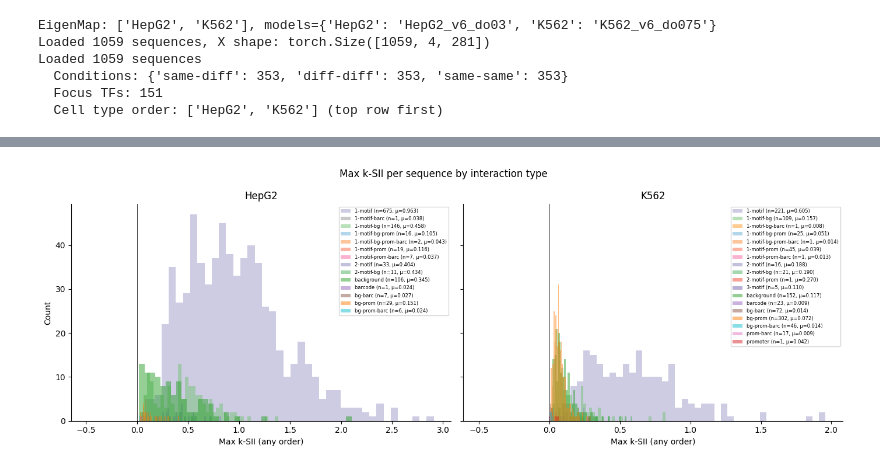
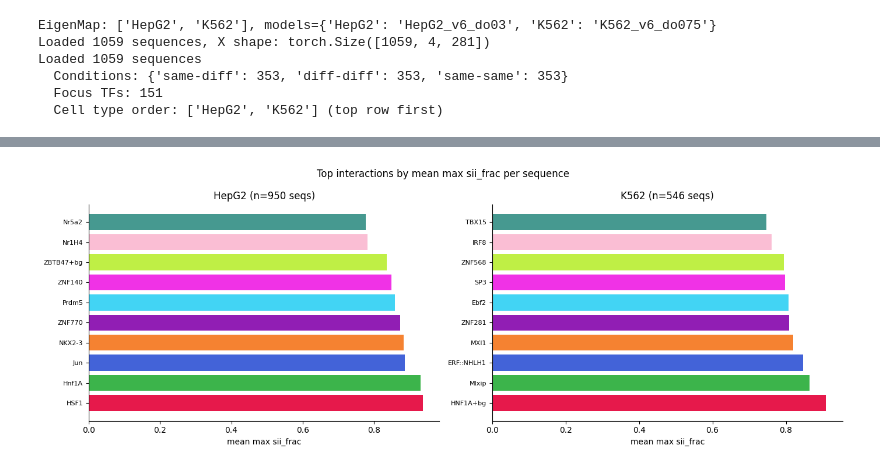
Before and after one commit to pabmantilla/Hippo_dependency_mpra, a Jupyter notebook: syntax_SHAPIQ/scripts/Hippo_nec_SHAPIQ.ipynb, the cells around one changed output, grey strips where cells are left out. Cells and saved outputs as stored; diff of their text form; code cells hidden in the pictures.

```diff
--- a/syntax_SHAPIQ/scripts/Hippo_nec_SHAPIQ.ipynb
+++ b/syntax_SHAPIQ/scripts/Hippo_nec_SHAPIQ.ipynb
@@ -613,27 +576,37 @@ plt.show()
 # %%
-# Max k-SII per sequence per cell line, colored by interaction type of the max
-diag = ctx_df[(ctx_df.annotation_ct == ctx_df.scoring_ct) & (ctx_df.order >= 1)]
-max_rows = diag.loc[diag.groupby(['seq_idx', 'scoring_ct'])['sii_score'].idxmax()]
+# Max sii_frac per sequence per cell line — if bg is max, take next best
+diag = ctx_filtered[(ctx_filtered.annotation_ct == ctx_filtered.scoring_ct) & (ctx_filtered.order >= 1)]
+max_rows_ct = diag.loc[diag.groupby(['seq_idx', 'scoring_ct'])['sii_frac'].idxmax()]
 
-fig, axes = plt.subplots(1, 2, figsize=(14, 5), sharey=True)
+# Fallback for seqs where bg is max
+bg_mask = max_rows_ct['itype'] == 'background'
+bg_keys = max_rows_ct.loc[bg_mask, ['seq_idx', 'scoring_ct']]
+non_bg = diag[diag['itype'] != 'background']
+fallback = []
+for _, row in bg_keys.iterrows():
+    sub = non_bg[(non_bg['seq_idx'] == row['seq_idx']) & (non_bg['scoring_ct'] == row['scoring_ct'])]
+    if len(sub) > 0:
+        fallback.append(sub.loc[sub['sii_frac'].idxmax()])
+if fallback:
+    max_rows_ct = pd.concat([max_rows_ct[~bg_mask], pd.DataFrame(fallback)])
+
+# Bar chart: mean of max sii_frac per itype, per cell line
+fig, axes = plt.subplots(1, 2, figsize=(14, 5))
 for ax, ct in zip(axes, ['HepG2', 'K562']):
-    sub = max_rows[max_rows.scoring_ct == ct]
-    for itype in sorted(sub.itype.unique()):
-        vals = sub[sub.itype == itype]['sii_score']
-        ax.hist(vals, bins=40, alpha=0.5, color=itype_color(itype),
-                label=f'{itype} (n={len(vals)}, μ={vals.mean():.3f})')
-    ax.axvline(0, c='k', lw=0.5)
-    ax.set_xlabel('Max k-SII (any order)')
-    ax.set_title(ct)
-    ax.legend(fontsize=6)
+    sub = max_rows_ct[max_rows_ct.scoring_ct == ct]
+    means = sub.groupby('itype')['sii_frac'].mean().sort_values(ascending=False).head(TOP_N)
+    colors = [LEGEND_COLORS[i % len(LEGEND_COLORS)] for i in range(len(means))]
+    ax.barh(range(len(means)), means.values, color=colors)
+    ax.set_yticks(range(len(means)))
+    ax.set_yticklabels(means.index, fontsize=8)
+    ax.set_xlabel('mean max sii_frac')
+    ax.set_title(f'{ct} (n={len(sub)} seqs)')
     ax.spines['top'].set_visible(False)
     ax.spines['right'].set_visible(False)
 
-axes[0].set_ylabel('Count')
-plt.suptitle('Max k-SII per sequence by interaction type', fontsize=12)
+plt.suptitle('Top interactions by mean max sii_frac per sequence', fontsize=12)
 plt.tight_layout()
 plt.savefig('../results/n-SHAPIQ_results.png', dpi=300, bbox_inches='tight')
-
 plt.show()
 # %% [output]
-[figure, old version]
+[figure, new version]
```
Also changed, not shown: parts of 9 cells of this notebook, 3 other files.
